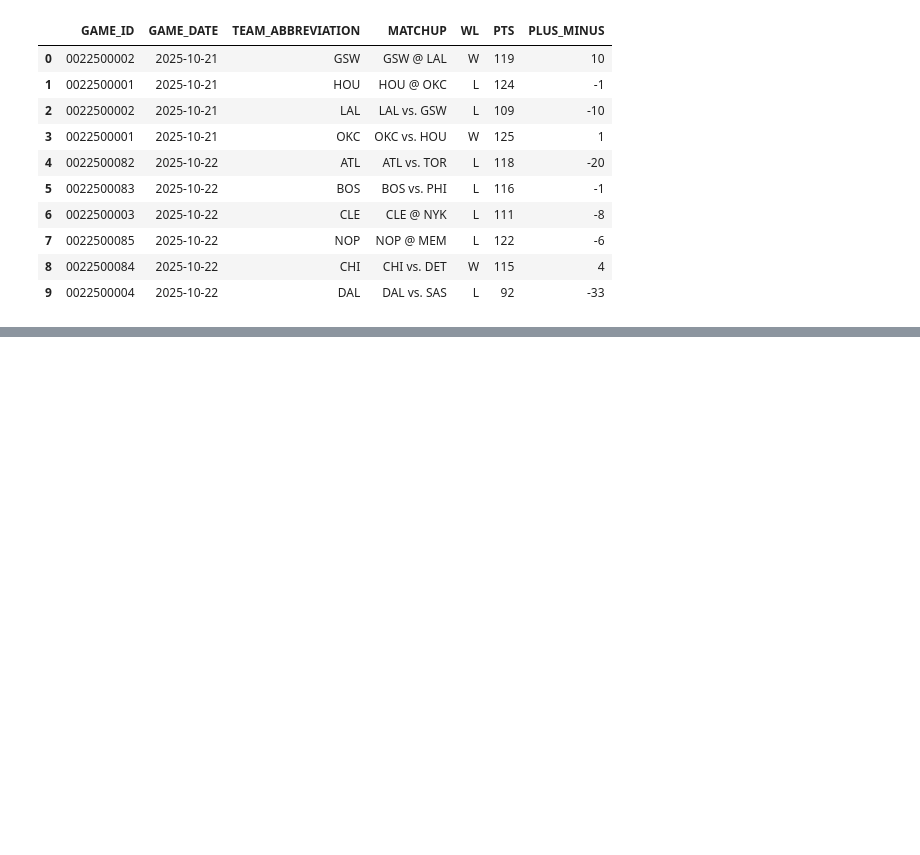
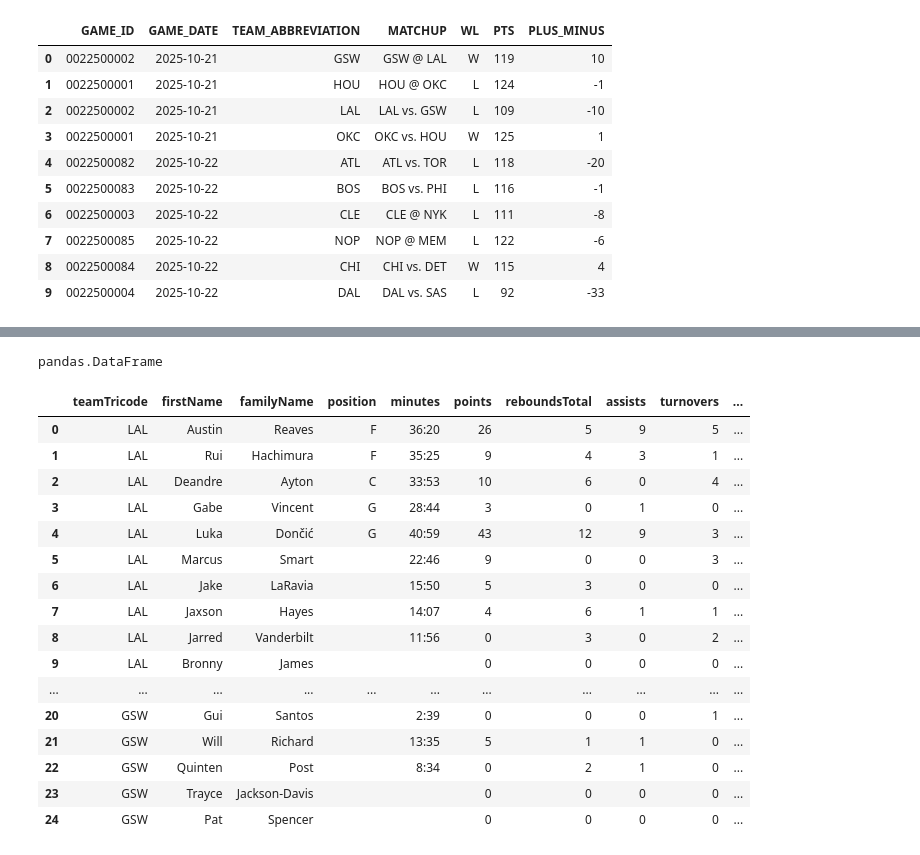
Before and after one commit to Team-Zhao/nba-ai-simulator, a Jupyter notebook: notebooks/game_data.ipynb, the cells around one changed output, grey strips where cells are left out. Cells and saved outputs as stored; diff of their text form; code cells hidden in the pictures; blank space fills up the shorter version.

Commit message:
Developed player_data and started building player_profile

```diff
--- a/notebooks/game_data.ipynb
+++ b/notebooks/game_data.ipynb
@@ -39,3 +38,6 @@ df[[
 | 7 | 0022500085 | 2025-10-22 | NOP | NOP @ MEM | L | 122 | -6 |
 | 8 | 0022500084 | 2025-10-22 | CHI | CHI vs. DET | W | 115 | 4 |
 | 9 | 0022500004 | 2025-10-22 | DAL | DAL vs. SAS | L | 92 | -33 |
+# %%
+game_id = df.iloc[0]["GAME_ID"]
+game_id
@@ -41,0 +46,6 @@ df[[
+# %%
+box = boxscoretraditionalv3.BoxScoreTraditionalV3(
+    game_id=game_id
+)
+box_dfs = box.get_data_frames()
+len(box_dfs)
@@ -41,0 +54,4 @@ df[[
+# %%
+player_df = box_dfs[0]
+
+player_df.head()
@@ -41,0 +77,37 @@ df[[
+# %%
+type(player_df)
+# %% [output]
+pandas.DataFrame
+# %%
+player_df[
+    [
+        "teamTricode",
+        "firstName",
+        "familyName",
+        "position",
+        "minutes",
+        "points",
+        "reboundsTotal",
+        "assists",
+        "turnovers",
+        "plusMinusPoints",
+    ]
+]
+# %% [output]
+|  | teamTricode | firstName | familyName | position | minutes | points | reboundsTotal | assists | turnovers | ... |
+| 0 | LAL | Austin | Reaves | F | 36:20 | 26 | 5 | 9 | 5 | ... |
+| 1 | LAL | Rui | Hachimura | F | 35:25 | 9 | 4 | 3 | 1 | ... |
+| 2 | LAL | Deandre | Ayton | C | 33:53 | 10 | 6 | 0 | 4 | ... |
+| 3 | LAL | Gabe | Vincent | G | 28:44 | 3 | 0 | 1 | 0 | ... |
+| 4 | LAL | Luka | Dončić | G | 40:59 | 43 | 12 | 9 | 3 | ... |
+| 5 | LAL | Marcus | Smart |  | 22:46 | 9 | 0 | 0 | 3 | ... |
+| 6 | LAL | Jake | LaRavia |  | 15:50 | 5 | 3 | 0 | 0 | ... |
+| 7 | LAL | Jaxson | Hayes |  | 14:07 | 4 | 6 | 1 | 1 | ... |
+| 8 | LAL | Jarred | Vanderbilt |  | 11:56 | 0 | 3 | 0 | 2 | ... |
+| 9 | LAL | Bronny | James |  |  | 0 | 0 | 0 | 0 | ... |
+| ... | ... | ... | ... | ... | ... | ... | ... | ... | ... | ... |
+| 20 | GSW | Gui | Santos |  | 2:39 | 0 | 0 | 0 | 1 | ... |
+| 21 | GSW | Will | Richard |  | 13:35 | 5 | 1 | 1 | 0 | ... |
+| 22 | GSW | Quinten | Post |  | 8:34 | 0 | 2 | 1 | 0 | ... |
+| 23 | GSW | Trayce | Jackson-Davis |  |  | 0 | 0 | 0 | 0 | ... |
+| 24 | GSW | Pat | Spencer |  |  | 0 | 0 | 0 | 0 | ... |
```
Also changed, not shown: parts of 7 cells of this notebook, 1 other file.
